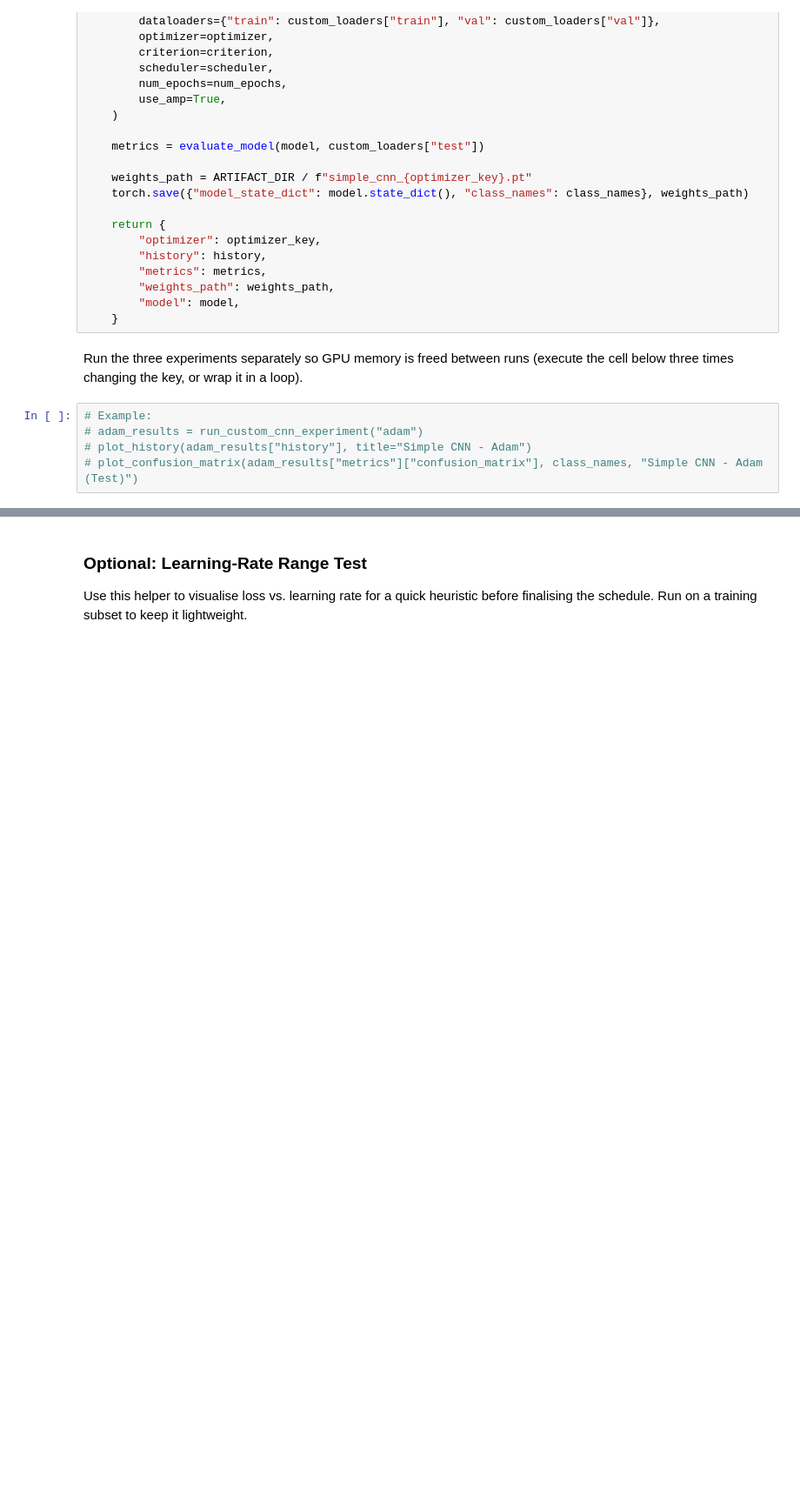
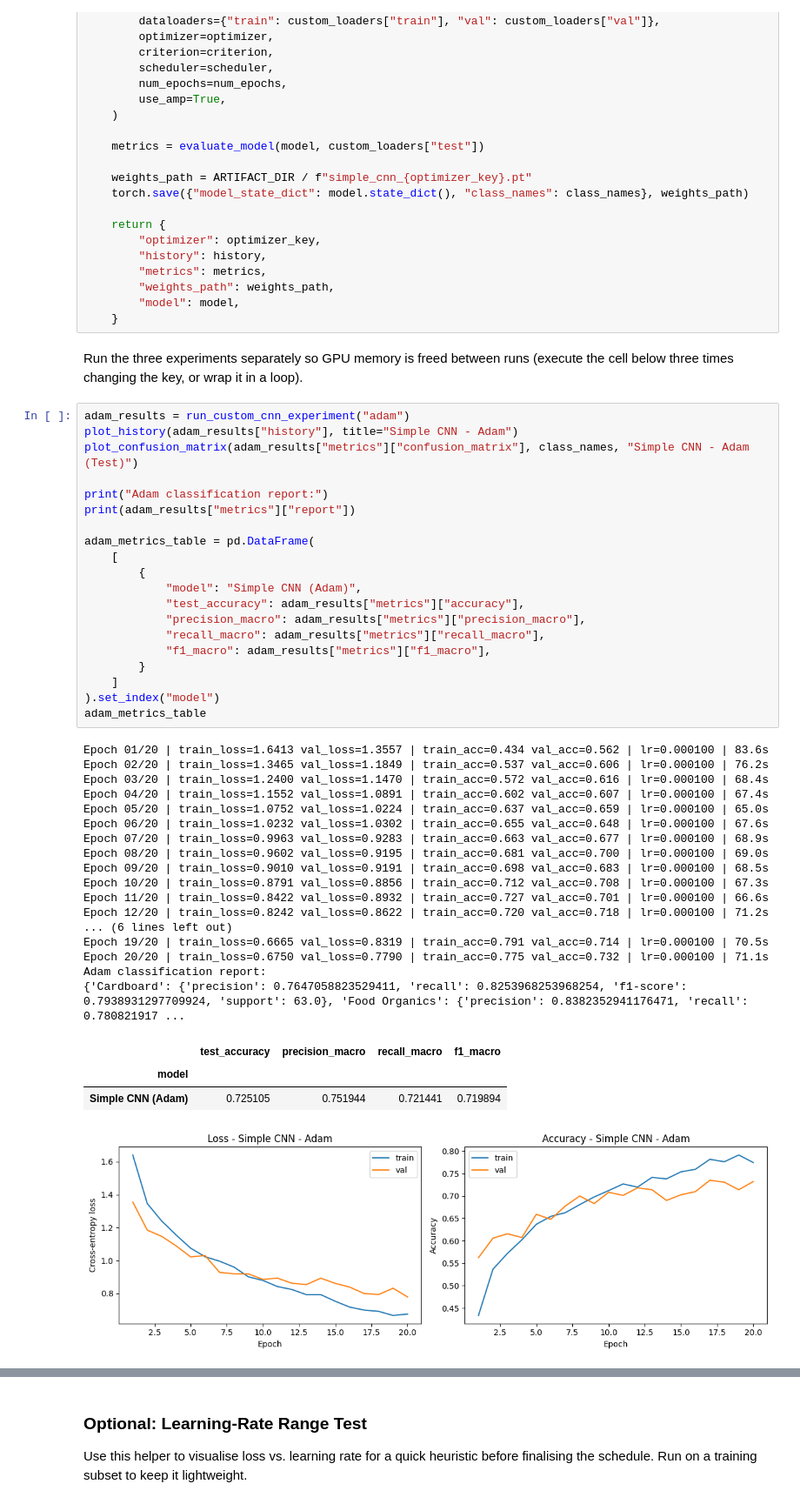
Before and after one commit to Savidilsh/Simple-convolutional-neural-network-to-perform-classification, a Jupyter notebook: notebooks/assignment03_waste_classification.executed.ipynb, the cells around one changed output, grey strips where cells are left out. Shown at 87% size. Drawn from its saved outputs; the diff is of its cells as text; blank space fills up the shorter version.

```diff
--- a/notebooks/assignment03_waste_classification.executed.ipynb
+++ b/notebooks/assignment03_waste_classification.executed.ipynb
@@ -613,7 +613,44 @@ def run_custom_cnn_experiment(optimizer_key: str, num_epochs: int = 20) -> Dict[
 # %% [markdown]
 Run the three experiments separately so GPU memory is freed between runs (execute the cell below three times changing the key, or wrap it in a loop).
 # %%
-# Example:
-# adam_results = run_custom_cnn_experiment("adam")
-# plot_history(adam_results["history"], title="Simple CNN - Adam")
-# plot_confusion_matrix(adam_results["metrics"]["confusion_matrix"], class_names, "Simple CNN - Adam (Test)")
+adam_results = run_custom_cnn_experiment("adam")
+plot_history(adam_results["history"], title="Simple CNN - Adam")
+plot_confusion_matrix(adam_results["metrics"]["confusion_matrix"], class_names, "Simple CNN - Adam (Test)")
+
+print("Adam classification report:")
+print(adam_results["metrics"]["report"])
+
+adam_metrics_table = pd.DataFrame(
+    [
+        {
+            "model": "Simple CNN (Adam)",
+            "test_accuracy": adam_results["metrics"]["accuracy"],
+            "precision_macro": adam_results["metrics"]["precision_macro"],
+            "recall_macro": adam_results["metrics"]["recall_macro"],
+            "f1_macro": adam_results["metrics"]["f1_macro"],
+        }
+    ]
+).set_index("model")
+adam_metrics_table
+# %% [output]
+Epoch 01/20 | train_loss=1.6413 val_loss=1.3557 | train_acc=0.434 val_acc=0.562 | lr=0.000100 | 83.6s
+Epoch 02/20 | train_loss=1.3465 val_loss=1.1849 | train_acc=0.537 val_acc=0.606 | lr=0.000100 | 76.2s
+Epoch 03/20 | train_loss=1.2400 val_loss=1.1470 | train_acc=0.572 val_acc=0.616 | lr=0.000100 | 68.4s
+Epoch 04/20 | train_loss=1.1552 val_loss=1.0891 | train_acc=0.602 val_acc=0.607 | lr=0.000100 | 67.4s
+Epoch 05/20 | train_loss=1.0752 val_loss=1.0224 | train_acc=0.637 val_acc=0.659 | lr=0.000100 | 65.0s
+Epoch 06/20 | train_loss=1.0232 val_loss=1.0302 | train_acc=0.655 val_acc=0.648 | lr=0.000100 | 67.6s
+Epoch 07/20 | train_loss=0.9963 val_loss=0.9283 | train_acc=0.663 val_acc=0.677 | lr=0.000100 | 68.9s
+Epoch 08/20 | train_loss=0.9602 val_loss=0.9195 | train_acc=0.681 val_acc=0.700 | lr=0.000100 | 69.0s
+Epoch 09/20 | train_loss=0.9010 val_loss=0.9191 | train_acc=0.698 val_acc=0.683 | lr=0.000100 | 68.5s
+Epoch 10/20 | train_loss=0.8791 val_loss=0.8856 | train_acc=0.712 val_acc=0.708 | lr=0.000100 | 67.3s
+Epoch 11/20 | train_loss=0.8422 val_loss=0.8932 | train_acc=0.727 val_acc=0.701 | lr=0.000100 | 66.6s
+Epoch 12/20 | train_loss=0.8242 val_loss=0.8622 | train_acc=0.720 val_acc=0.718 | lr=0.000100 | 71.2s
+... (6 lines left out)
+Epoch 19/20 | train_loss=0.6665 val_loss=0.8319 | train_acc=0.791 val_acc=0.714 | lr=0.000100 | 70.5s
+Epoch 20/20 | train_loss=0.6750 val_loss=0.7790 | train_acc=0.775 val_acc=0.732 | lr=0.000100 | 71.1s
+Adam classification report:
+{'Cardboard': {'precision': 0.7647058823529411, 'recall': 0.8253968253968254, 'f1-score': 0.7938931297709924, 'support': 63.0}, 'Food Organics': {'precision': 0.8382352941176471, 'recall': 0.780821917 ...
+|  | test_accuracy | precision_macro | recall_macro | f1_macro |
+| model |  |  |  |  |
+| Simple CNN (Adam) | 0.725105 | 0.751944 | 0.721441 | 0.719894 |
+[figure, added]
```
Also changed, not shown: parts of 1 cell of this notebook, 3 other files.
